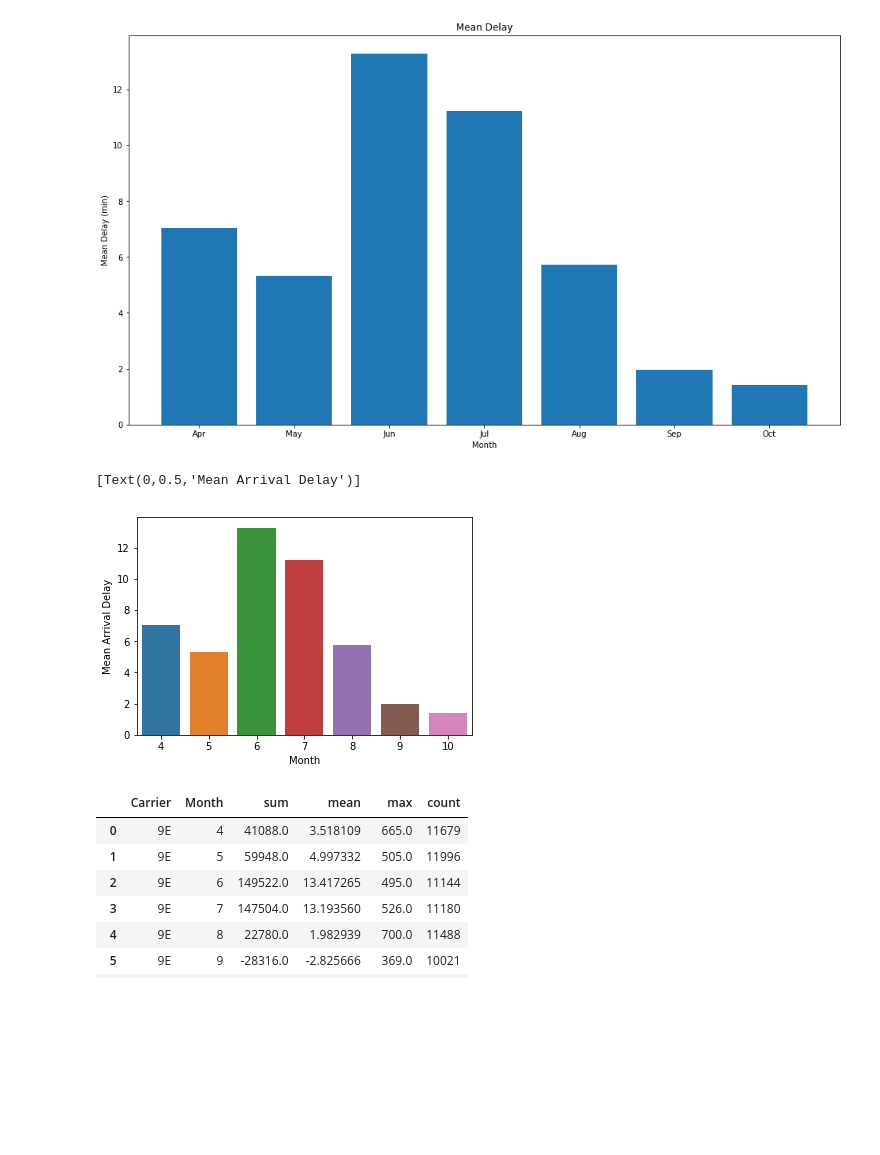
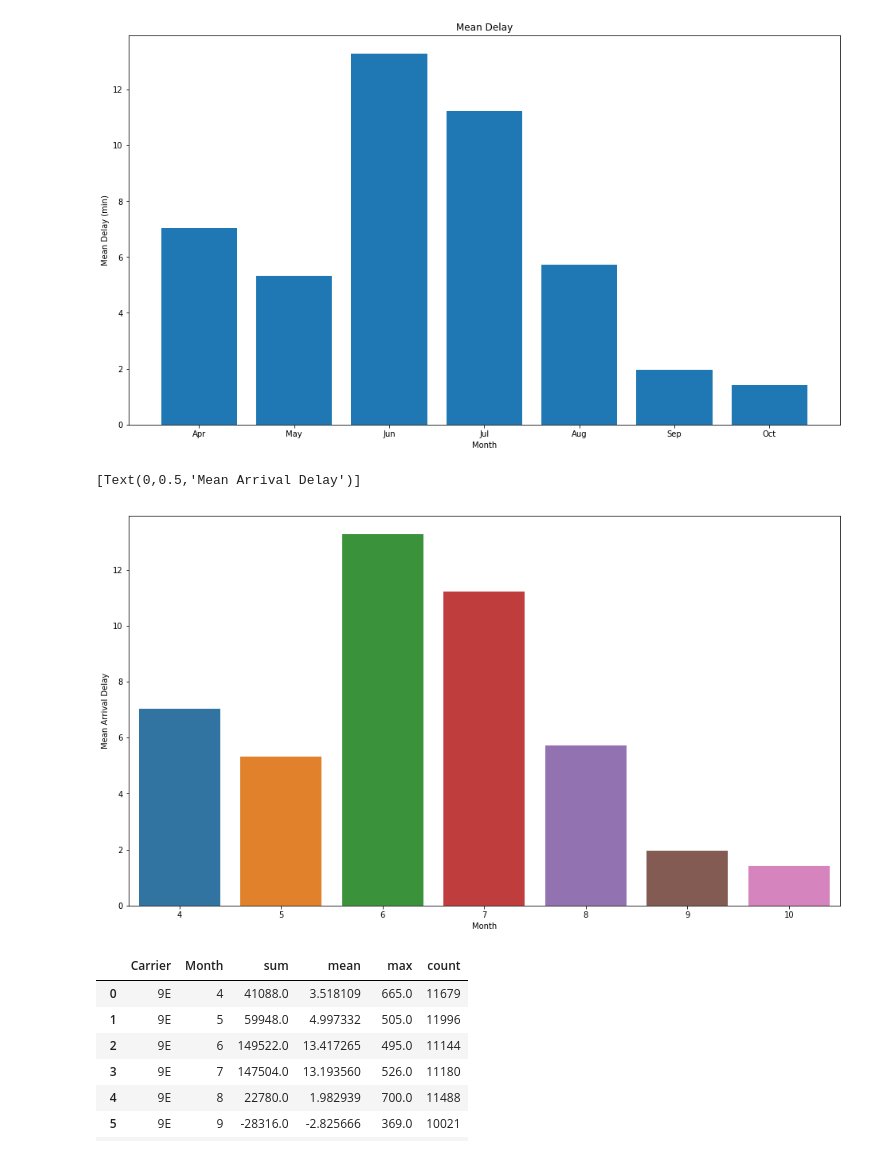
Before and after one commit to youngsoul/jupyterworkspace, a Jupyter notebook: edx/principles_of_ml/Principles Of Machine Learning DAT203.2.ipynb, the cells around one changed output. Cells and saved outputs as stored; diff of their text form; code cells hidden in the pictures; blank space fills up the shorter version.

```diff
--- a/edx/principles_of_ml/Principles Of Machine Learning DAT203.2.ipynb
+++ b/edx/principles_of_ml/Principles Of Machine Learning DAT203.2.ipynb
@@ -259,11 +281,14 @@ plt.show()
 # %% [output]
 [figure]
 # %%
-axis = sns.barplot(x="Month", y="mean", data=df_agg)
+# Initialize Figure and Axes object
+fig, ax = plt.subplots(figsize=(16,9))
+
+axis = sns.barplot(x="Month", y="mean", data=df_agg, ax=ax)
 axis.set(ylabel='Mean Arrival Delay')
 # %% [output]
 [Text(0,0.5,'Mean Arrival Delay')]
-[figure, old version]
+[figure, new version]
 # %%
 df_agg = df.groupby(['Carrier','Month'], axis=0)['ArrDelay'].agg(['sum', 'mean', 'max', 'count']).reset_index()
 df_agg.head(20)
```
Also changed, not shown: parts of 21 cells of this notebook.
